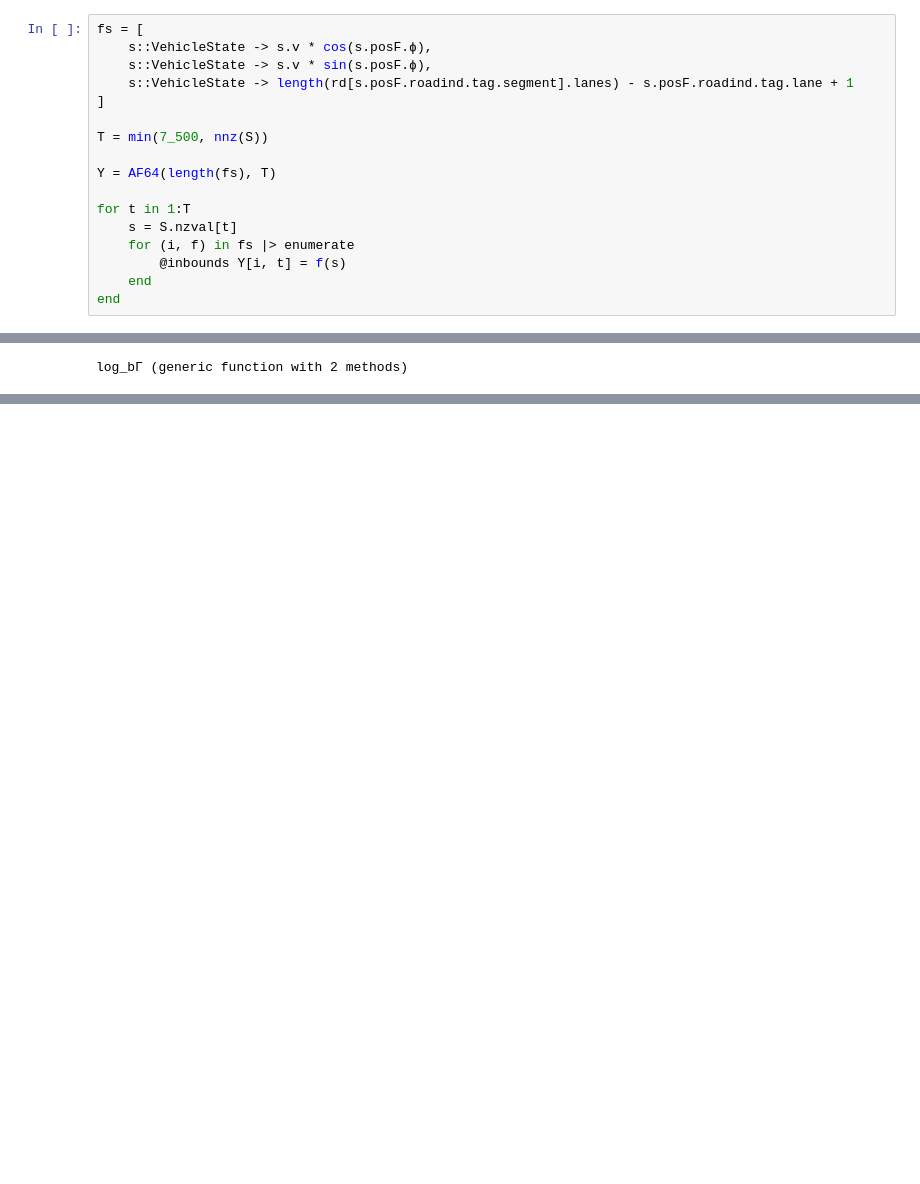
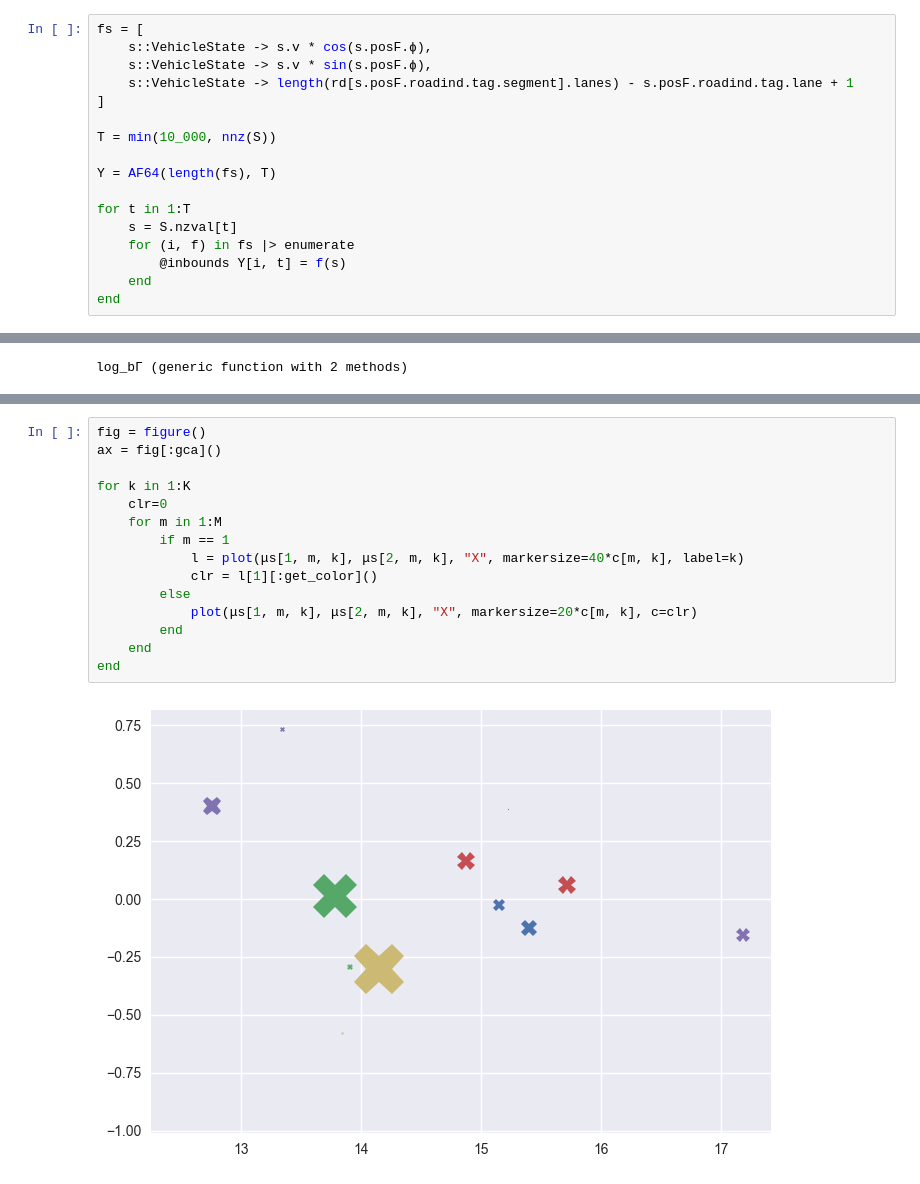
Before and after one commit to hamzaelsaawy/chmms, a Jupyter notebook: em_redo.ipynb, the cells around one changed output, grey strips where cells are left out. Cells and saved outputs as stored; diff of their text form; blank space fills up the shorter version.

```diff
--- a/em_redo.ipynb
+++ b/em_redo.ipynb
@@ -19,7 +22,7 @@ fs = [
     s::VehicleState -> length(rd[s.posF.roadind.tag.segment].lanes) - s.posF.roadind.tag.lane + 1
 ]
 
-T = min(7_500, nnz(S))
+T = min(10_000, nnz(S))
 
 Y = AF64(length(fs), T)
 
@@ -318,0 +343,17 @@ done
+# %%
+fig = figure()
+ax = fig[:gca]()
+
+for k in 1:K
+    clr=0
+    for m in 1:M
+        if m == 1
+            l = plot(μs[1, m, k], μs[2, m, k], "X", markersize=40*c[m, k], label=k)
+            clr = l[1][:get_color]()
+        else
+            plot(μs[1, m, k], μs[2, m, k], "X", markersize=20*c[m, k], c=clr)
+        end
+    end
+end
+# %% [output]
+[figure, added]
```
Also changed, not shown: parts of 6 cells of this notebook, 3 other files.
